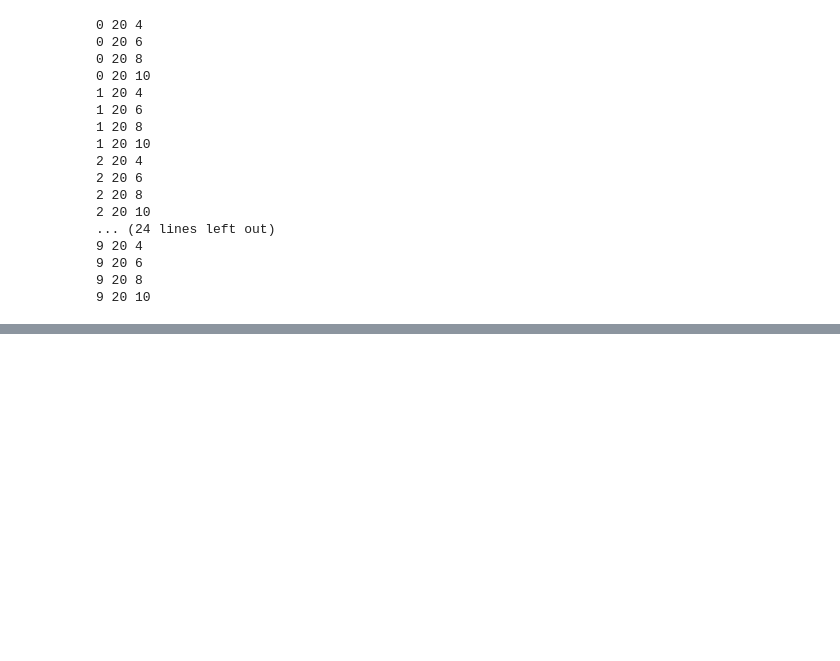
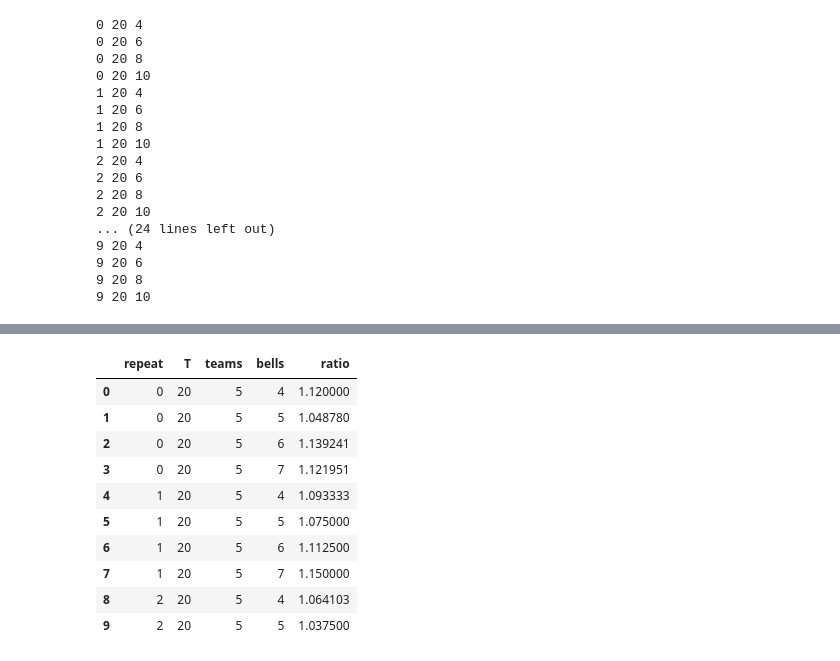
Before and after one commit to BeneWim/planes, a Jupyter notebook: approximation_analysis.ipynb, the cells around one changed output, grey strips where cells are left out. Drawn from its saved outputs; the diff is of its cells as text; code cells hidden in the pictures; blank space fills up the shorter version.

```diff
--- a/approximation_analysis.ipynb
+++ b/approximation_analysis.ipynb
@@ -82,0 +134,14 @@ sns.boxplot(df, x="teams", y="ratio")
+# %%
+df[:10]
+# %% [output]
+|  | repeat | T | teams | bells | ratio |
+| 0 | 0 | 20 | 5 | 4 | 1.120000 |
+| 1 | 0 | 20 | 5 | 5 | 1.048780 |
+| 2 | 0 | 20 | 5 | 6 | 1.139241 |
+| 3 | 0 | 20 | 5 | 7 | 1.121951 |
+| 4 | 1 | 20 | 5 | 4 | 1.093333 |
+| 5 | 1 | 20 | 5 | 5 | 1.075000 |
+| 6 | 1 | 20 | 5 | 6 | 1.112500 |
+| 7 | 1 | 20 | 5 | 7 | 1.150000 |
+| 8 | 2 | 20 | 5 | 4 | 1.064103 |
+| 9 | 2 | 20 | 5 | 5 | 1.037500 |
```
Also changed, not shown: parts of 9 cells of this notebook, 2 other files.
